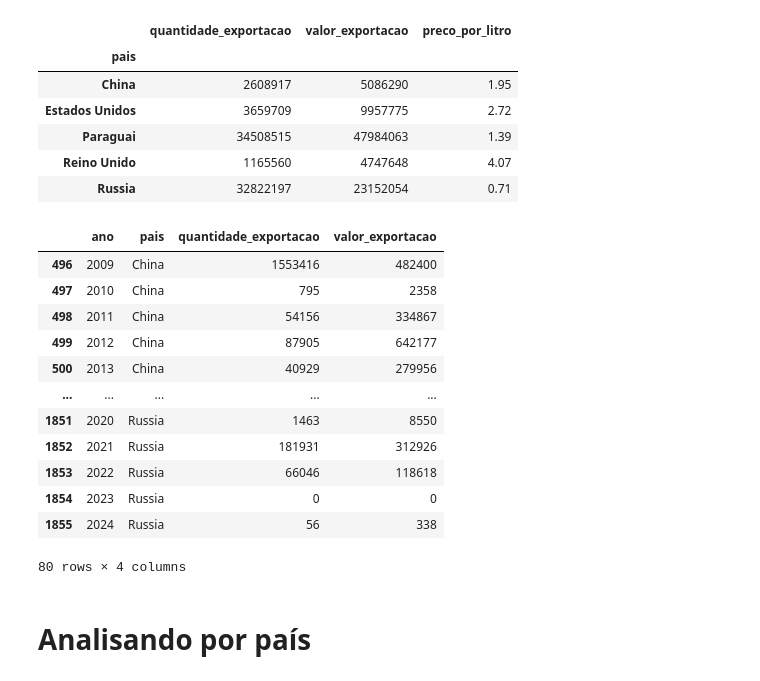
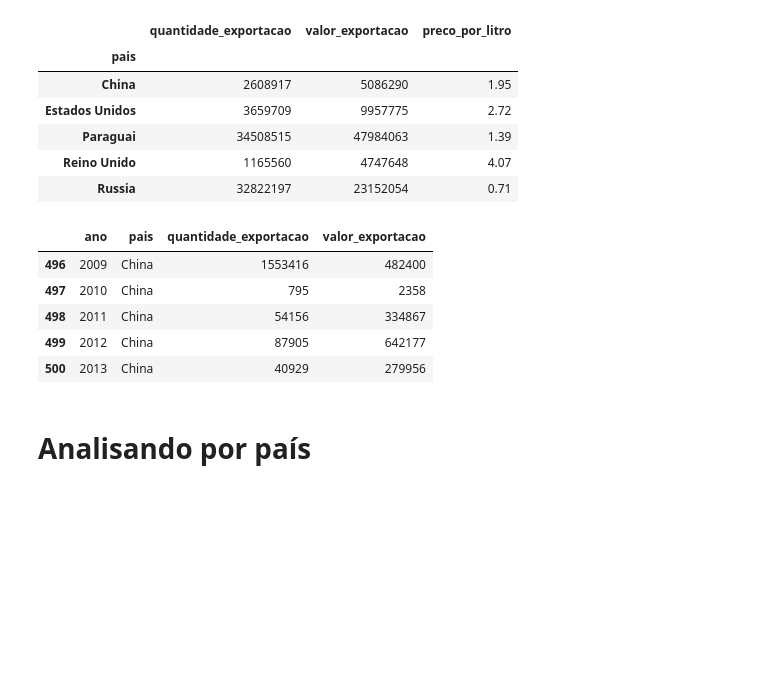
Before and after one commit to 94lucas/tech_challenge_wine, a Jupyter notebook: data_cleaning.ipynb, the cells around one changed output. Cells and saved outputs as stored; diff of their text form; code cells hidden in the pictures; blank space fills up the shorter version.

```diff
--- a/data_cleaning.ipynb
+++ b/data_cleaning.ipynb
@@ -587,21 +578,14 @@ df_top_5_pais.round(2)
 | Reino Unido | 1165560 | 4747648 | 4.07 |
 | Russia | 32822197 | 23152054 | 0.71 |
 # %%
-df_top_5
+df_top_5.head()
 # %% [output]
 |  | ano | pais | quantidade_exportacao | valor_exportacao |
 | 496 | 2009 | China | 1553416 | 482400 |
 | 497 | 2010 | China | 795 | 2358 |
 | 498 | 2011 | China | 54156 | 334867 |
 | 499 | 2012 | China | 87905 | 642177 |
 | 500 | 2013 | China | 40929 | 279956 |
-| ... | ... | ... | ... | ... |
-| 1851 | 2020 | Russia | 1463 | 8550 |
-| 1852 | 2021 | Russia | 181931 | 312926 |
-| 1853 | 2022 | Russia | 66046 | 118618 |
-| 1854 | 2023 | Russia | 0 | 0 |
-| 1855 | 2024 | Russia | 56 | 338 |
-80 rows × 4 columns
 # %% [markdown]
 # Analisando por país
 # %%
```
Also changed, not shown: parts of 11 cells of this notebook, 1 other file.
